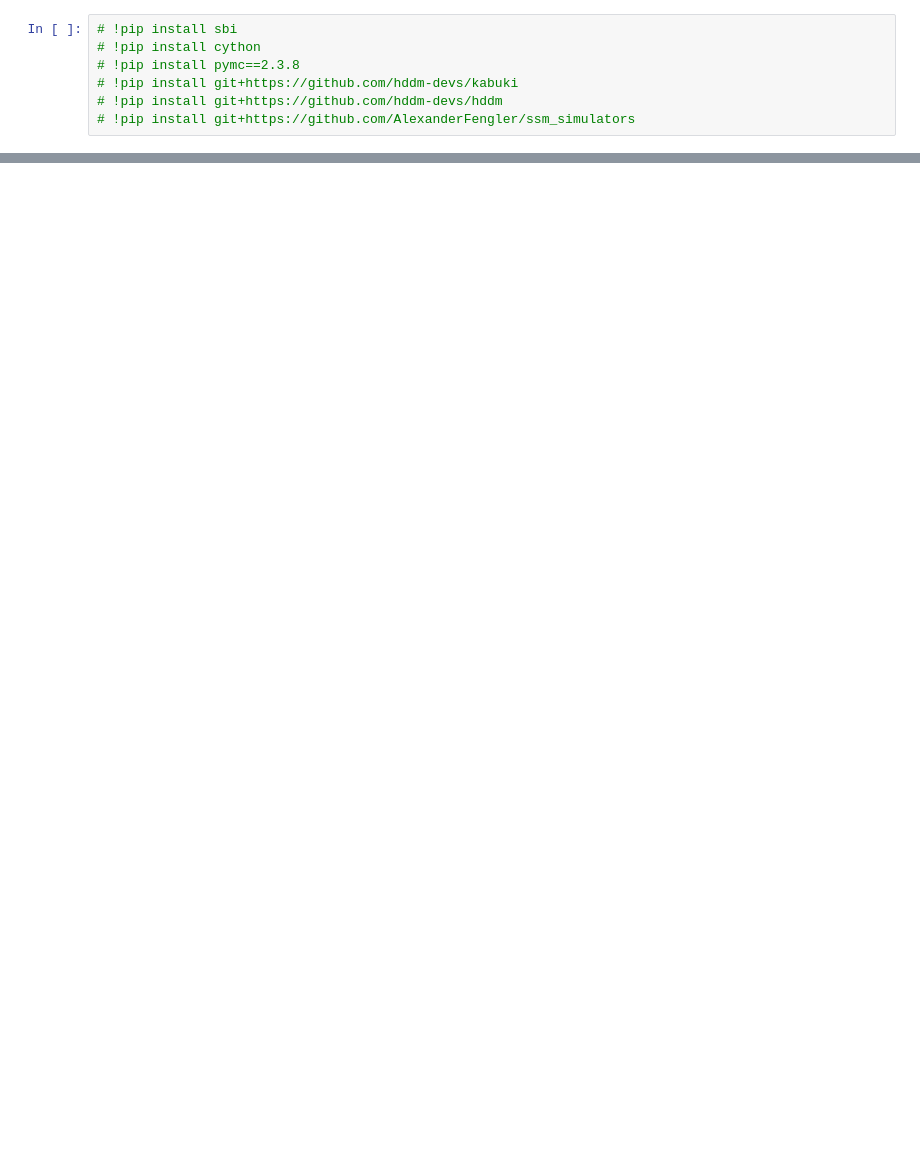
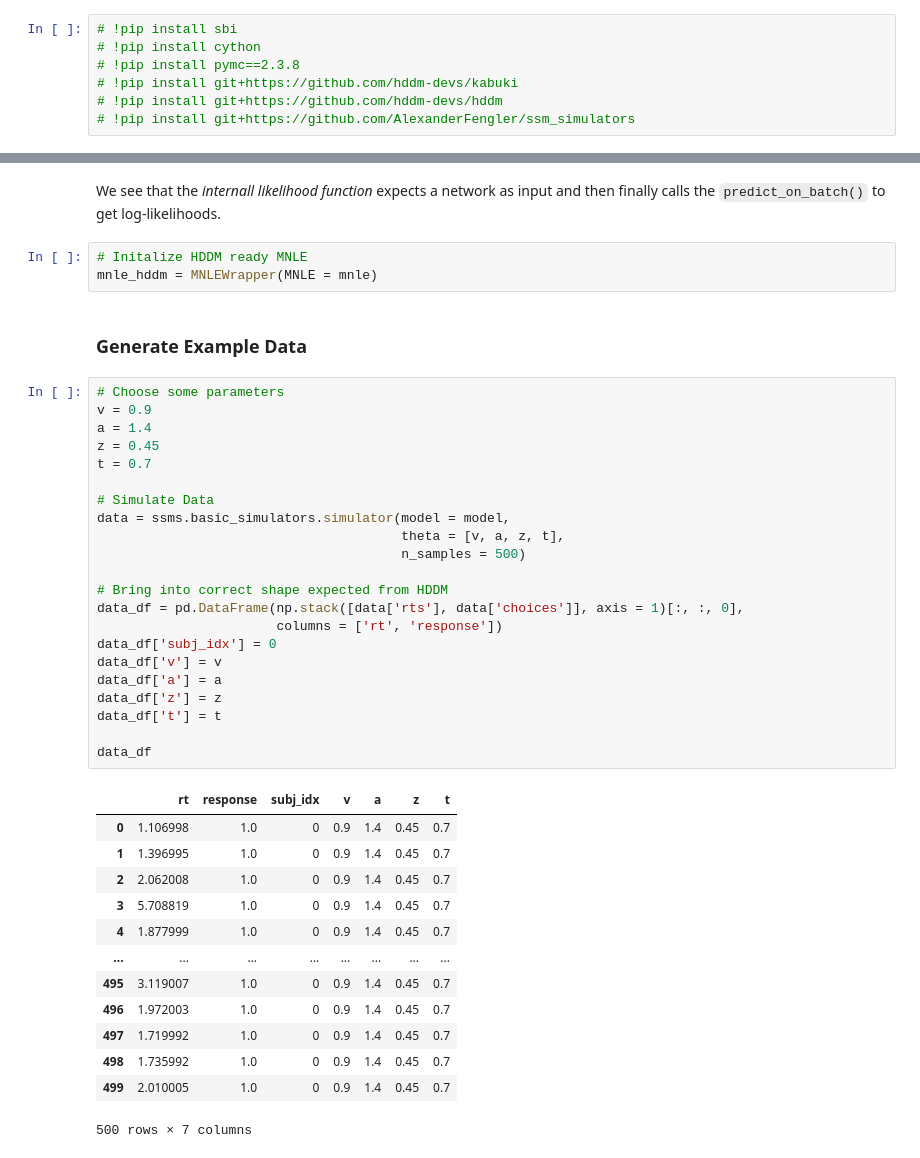
Before and after one commit to hddm-devs/hddm, a Jupyter notebook: hddm/examples/mnle_to_hddm_end_to_end.ipynb, the cells around one changed output, grey strips where cells are left out. Cells and saved outputs as stored; diff of their text form; blank space fills up the shorter version.

```diff
--- a/hddm/examples/mnle_to_hddm_end_to_end.ipynb
+++ b/hddm/examples/mnle_to_hddm_end_to_end.ipynb
@@ -78,0 +167,43 @@ df
+# %% [markdown]
+We see that the *internall likelihood function* expects a network as input and then finally calls the `predict_on_batch()` to get log-likelihoods.
+# %%
+# Initalize HDDM ready MNLE
+mnle_hddm = MNLEWrapper(MNLE = mnle)
+# %% [markdown]
+### Generate Example Data
+# %%
+# Choose some parameters
+v = 0.9
+a = 1.4
+z = 0.45
+t = 0.7
+
+# Simulate Data
+data = ssms.basic_simulators.simulator(model = model,
+                                       theta = [v, a, z, t],
+                                       n_samples = 500)
+
+# Bring into correct shape expected from HDDM
+data_df = pd.DataFrame(np.stack([data['rts'], data['choices']], axis = 1)[:, :, 0],
+                       columns = ['rt', 'response'])
+data_df['subj_idx'] = 0
+data_df['v'] = v
+data_df['a'] = a
+data_df['z'] = z
+data_df['t'] = t
+
+data_df
+# %% [output]
+|  | rt | response | subj_idx | v | a | z | t |
+| 0 | 1.106998 | 1.0 | 0 | 0.9 | 1.4 | 0.45 | 0.7 |
+| 1 | 1.396995 | 1.0 | 0 | 0.9 | 1.4 | 0.45 | 0.7 |
+| 2 | 2.062008 | 1.0 | 0 | 0.9 | 1.4 | 0.45 | 0.7 |
+| 3 | 5.708819 | 1.0 | 0 | 0.9 | 1.4 | 0.45 | 0.7 |
+| 4 | 1.877999 | 1.0 | 0 | 0.9 | 1.4 | 0.45 | 0.7 |
+| ... | ... | ... | ... | ... | ... | ... | ... |
+| 495 | 3.119007 | 1.0 | 0 | 0.9 | 1.4 | 0.45 | 0.7 |
+| 496 | 1.972003 | 1.0 | 0 | 0.9 | 1.4 | 0.45 | 0.7 |
+| 497 | 1.719992 | 1.0 | 0 | 0.9 | 1.4 | 0.45 | 0.7 |
+| 498 | 1.735992 | 1.0 | 0 | 0.9 | 1.4 | 0.45 | 0.7 |
+| 499 | 2.010005 | 1.0 | 0 | 0.9 | 1.4 | 0.45 | 0.7 |
+500 rows × 7 columns
```
Also changed, not shown: parts of 29 cells of this notebook, 4 other files.
